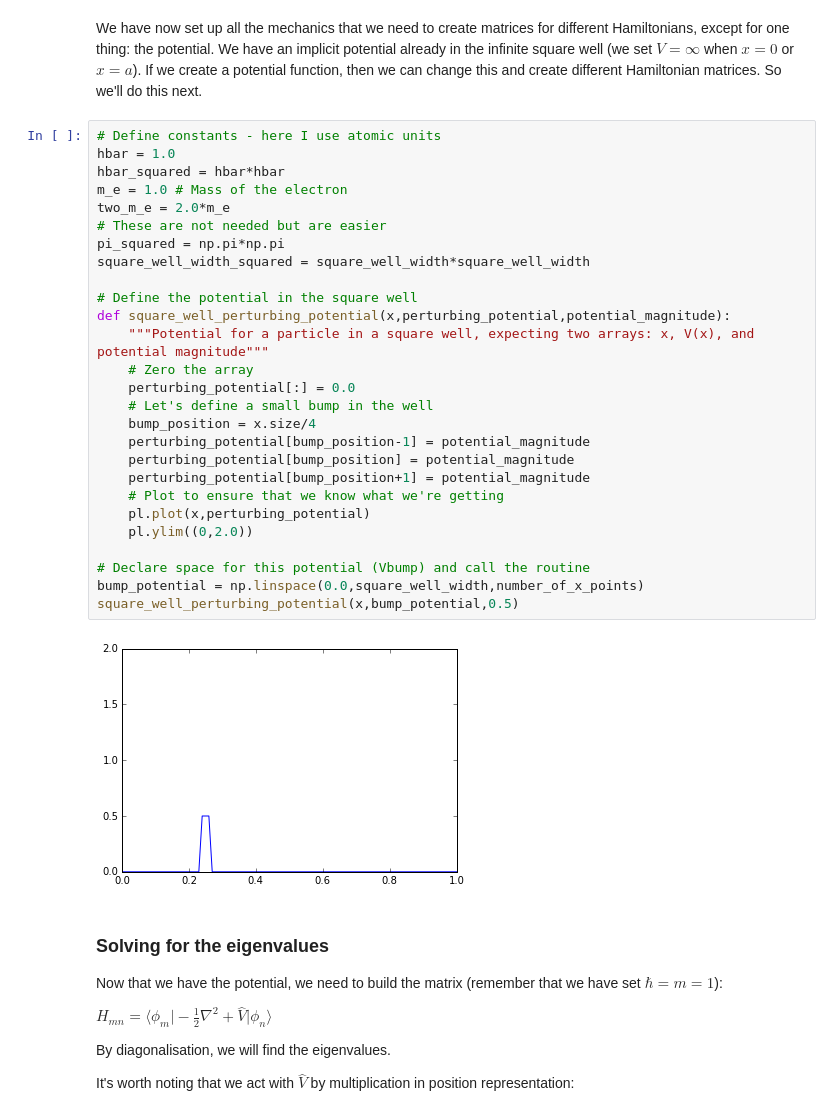
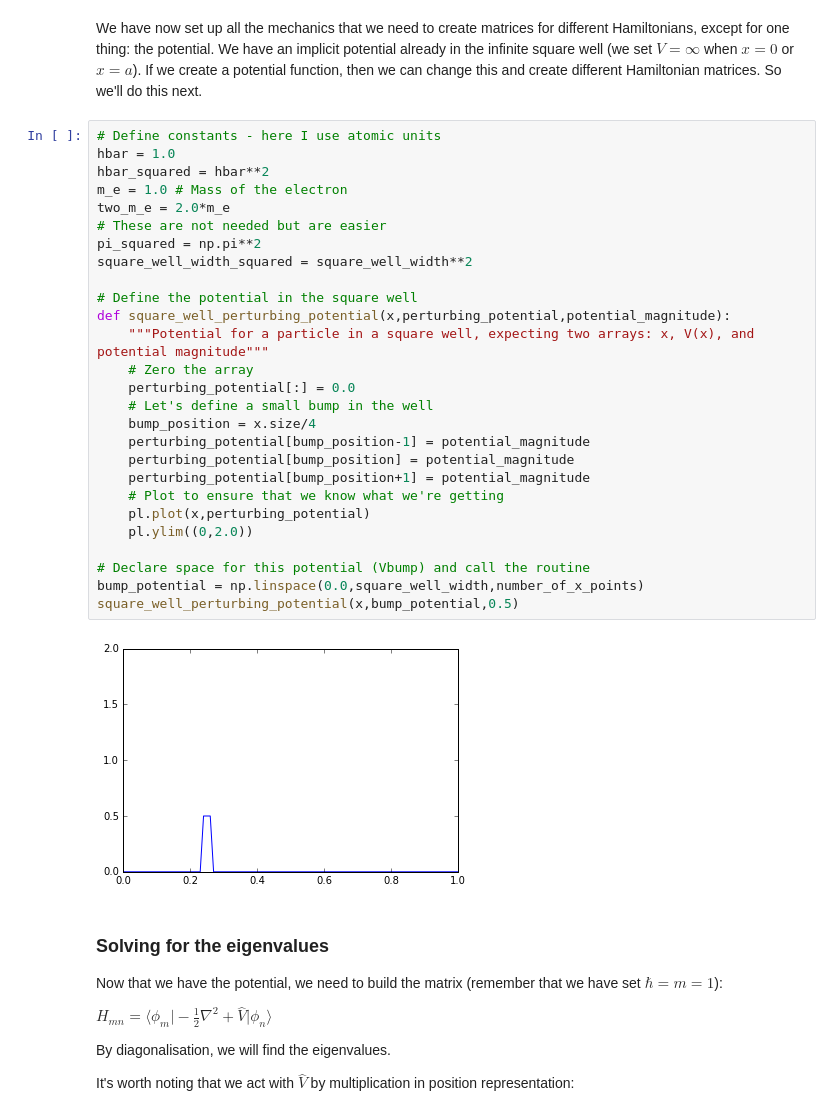
Before and after one commit to davidbowler/PHAS3226, a Jupyter notebook: 2a. Solving for eigenvalues and eigenvectors (Clear Variables).ipynb, the cells around one changed output. Cells and saved outputs as stored; diff of their text form.

```diff
--- a/2a. Solving for eigenvalues and eigenvectors (Clear Variables).ipynb
+++ b/2a. Solving for eigenvalues and eigenvectors (Clear Variables).ipynb
@@ -60,32 +60,32 @@ We have now set up all the mechanics that we need to create matrices for differe
 # %%
 # Define constants - here I use atomic units
 hbar = 1.0
-hbar_squared = hbar*hbar
+hbar_squared = hbar**2
 m_e = 1.0 # Mass of the electron
 two_m_e = 2.0*m_e
 # These are not needed but are easier
-pi_squared = np.pi*np.pi
-square_well_width_squared = square_well_width*square_well_width
+pi_squared = np.pi**2
+square_well_width_squared = square_well_width**2
 
 # Define the potential in the square well
 def square_well_perturbing_potential(x,perturbing_potential,potential_magnitude):
     """Potential for a particle in a square well, expecting two arrays: x, V(x), and potential magnitude"""
     # Zero the array
     perturbing_potential[:] = 0.0
     # Let's define a small bump in the well
     bump_position = x.size/4
     perturbing_potential[bump_position-1] = potential_magnitude
     perturbing_potential[bump_position] = potential_magnitude
     perturbing_potential[bump_position+1] = potential_magnitude
     # Plot to ensure that we know what we're getting
     pl.plot(x,perturbing_potential)
     pl.ylim((0,2.0))
 
 # Declare space for this potential (Vbump) and call the routine
 bump_potential = np.linspace(0.0,square_well_width,number_of_x_points)
 square_well_perturbing_potential(x,bump_potential,0.5)
 # %% [output]
-[figure, old version]
+[figure, new version]
 # %% [markdown]
 ### Solving for the eigenvalues
 
```
Also changed, not shown: parts of 2 cells of this notebook.
